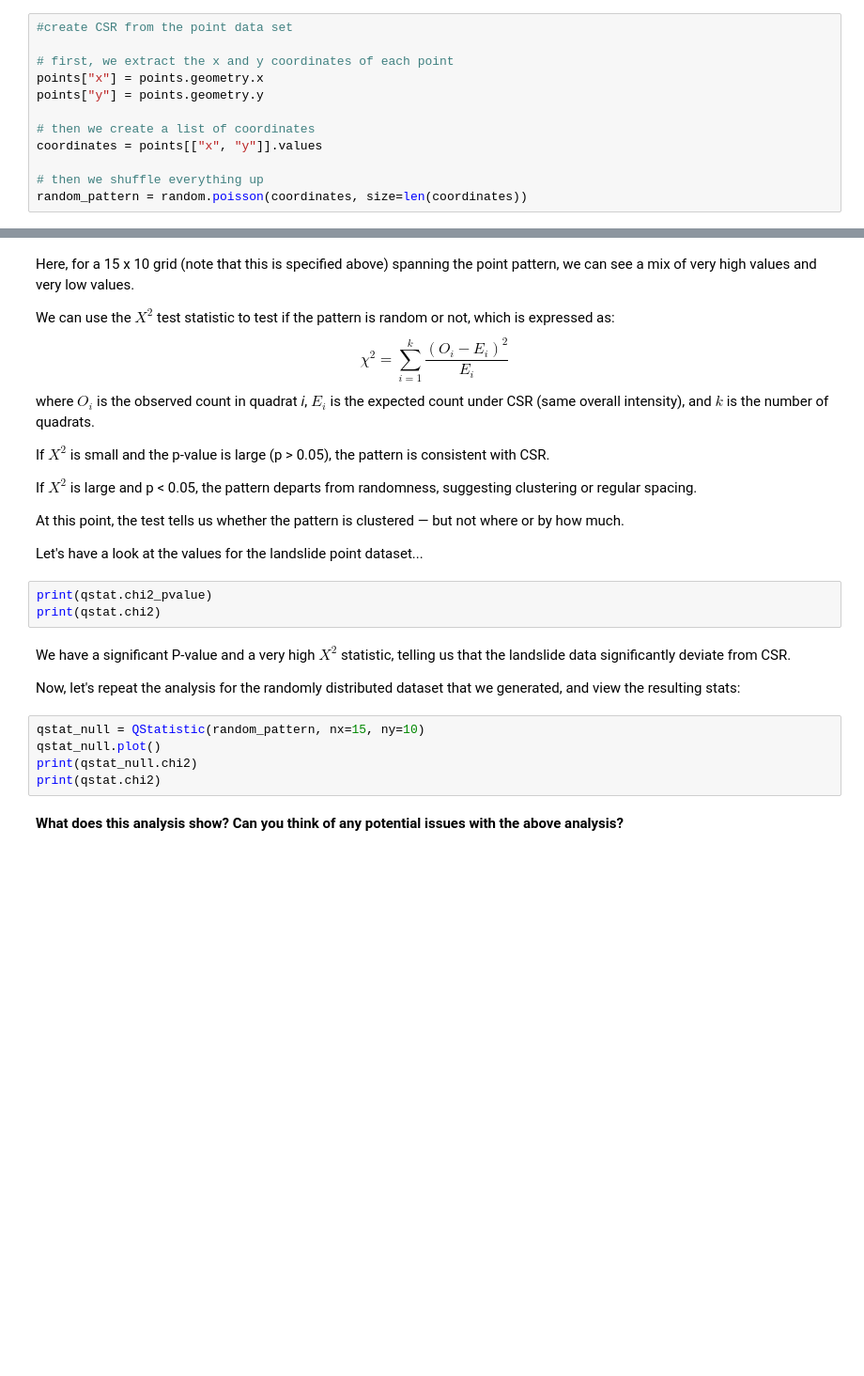
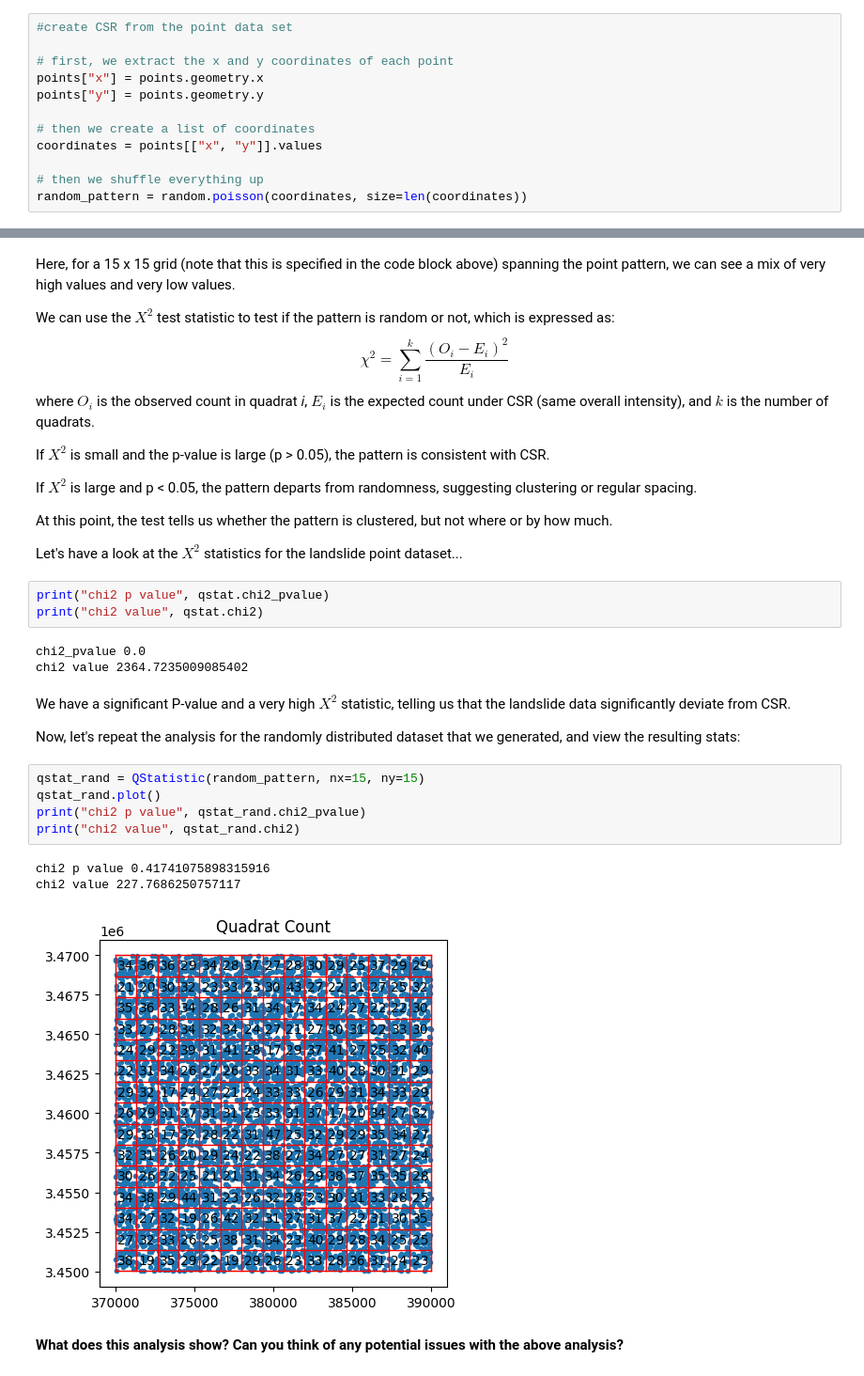
Before and after one commit to laura-turnbull-lloyd/STDH_teaching, a Jupyter notebook: Lecture_4_analysing_spatial_patterns.ipynb, the cells around one changed output, grey strips where cells are left out. Shown at 94% size. Saved outputs shown, nothing was run; the diff lists cells and outputs as text; blank space fills up the shorter version.

```diff
--- a/Lecture_4_analysing_spatial_patterns.ipynb
+++ b/Lecture_4_analysing_spatial_patterns.ipynb
@@ -269,5 +274,5 @@ qstat.plot()
 # %% [markdown]
-Here, for a 15 x 10 grid (note that this is specified above) spanning the point pattern, we can see a mix of very high values and very low values.
+Here, for a 15 x 15 grid (note that this is specified in the code block above) spanning the point pattern, we can see a mix of very high values and very low values.
 
 We can use the $X^2$ test statistic to test if the pattern is random or not, which is expressed as:
 $$
@@ -279,21 +284,28 @@ If  $X^2$ is small and the p-value is large (p > 0.05), the pattern is consisten
 
 If  $X^2$ is large and p < 0.05, the pattern departs from randomness, suggesting clustering or regular spacing.
 
-At this point, the test tells us whether the pattern is clustered — but not where or by how much.
+At this point, the test tells us whether the pattern is clustered, but not where or by how much.
 
-Let's have a look at the values for the landslide point dataset...
+Let's have a look at the $X^2$ statistics for the landslide point dataset...
 # %%
-print(qstat.chi2_pvalue)
-print(qstat.chi2)
+print("chi2 p value", qstat.chi2_pvalue)
+print("chi2 value", qstat.chi2)
+# %% [output]
+chi2_pvalue 0.0
+chi2 value 2364.7235009085402
 # %% [markdown]
 We have a significant P-value and a very high $X^2$ statistic, telling us that the landslide data significantly deviate from CSR.
 
 Now, let's repeat the analysis for the randomly distributed dataset that we generated, and view the resulting stats:
 # %%
-qstat_null = QStatistic(random_pattern, nx=15, ny=10)
-qstat_null.plot()
-print(qstat_null.chi2)
-print(qstat.chi2)
+qstat_rand = QStatistic(random_pattern, nx=15, ny=15)
+qstat_rand.plot()
+print("chi2 p value", qstat_rand.chi2_pvalue)
+print("chi2 value", qstat_rand.chi2)
+# %% [output]
+chi2 p value 0.41741075898315916
+chi2 value 227.7686250757117
+[figure, added]
 # %% [markdown]
 **What does this analysis show? Can you think of any potential issues with the above analysis?**
 # %% [markdown]
```
Also changed, not shown: parts of 22 cells of this notebook.
